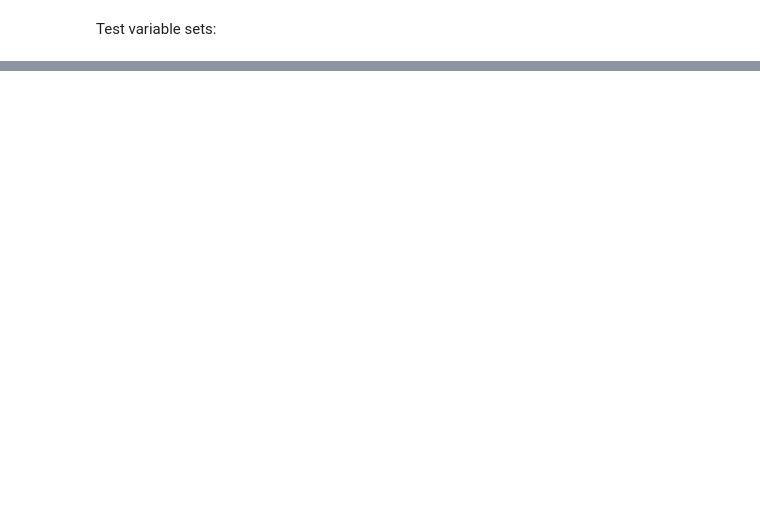
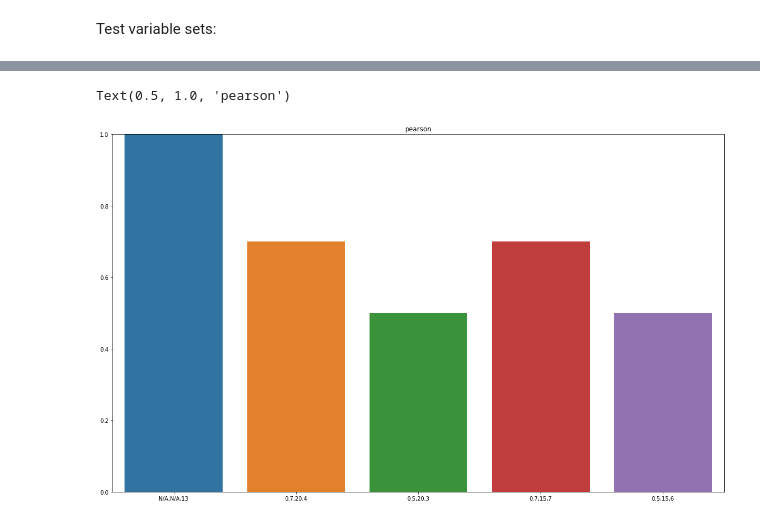
Before and after one commit to mgoncerz/SeparationPowerTool, a Jupyter notebook: automatedTest.ipynb, the cells around one changed output, grey strips where cells are left out. Cells and saved outputs as stored; diff of their text form; code cells hidden in the pictures; blank space fills up the shorter version.

```diff
--- a/automatedTest.ipynb
+++ b/automatedTest.ipynb
@@ -224,0 +326,7 @@ for variable_set in variable_sets:
+# %%
+f, ax = plt.subplots(figsize=(20,12))
+ax.set_ylim(bottom = max(min(pearson) - 5, 0), top = 1)
+seaborn.barplot(x=labels, y=pearson).set_title('pearson')
+# %% [output]
+Text(0.5, 1.0, 'pearson')
+[figure, added]
```
Also changed, not shown: parts of 15 cells of this notebook.
